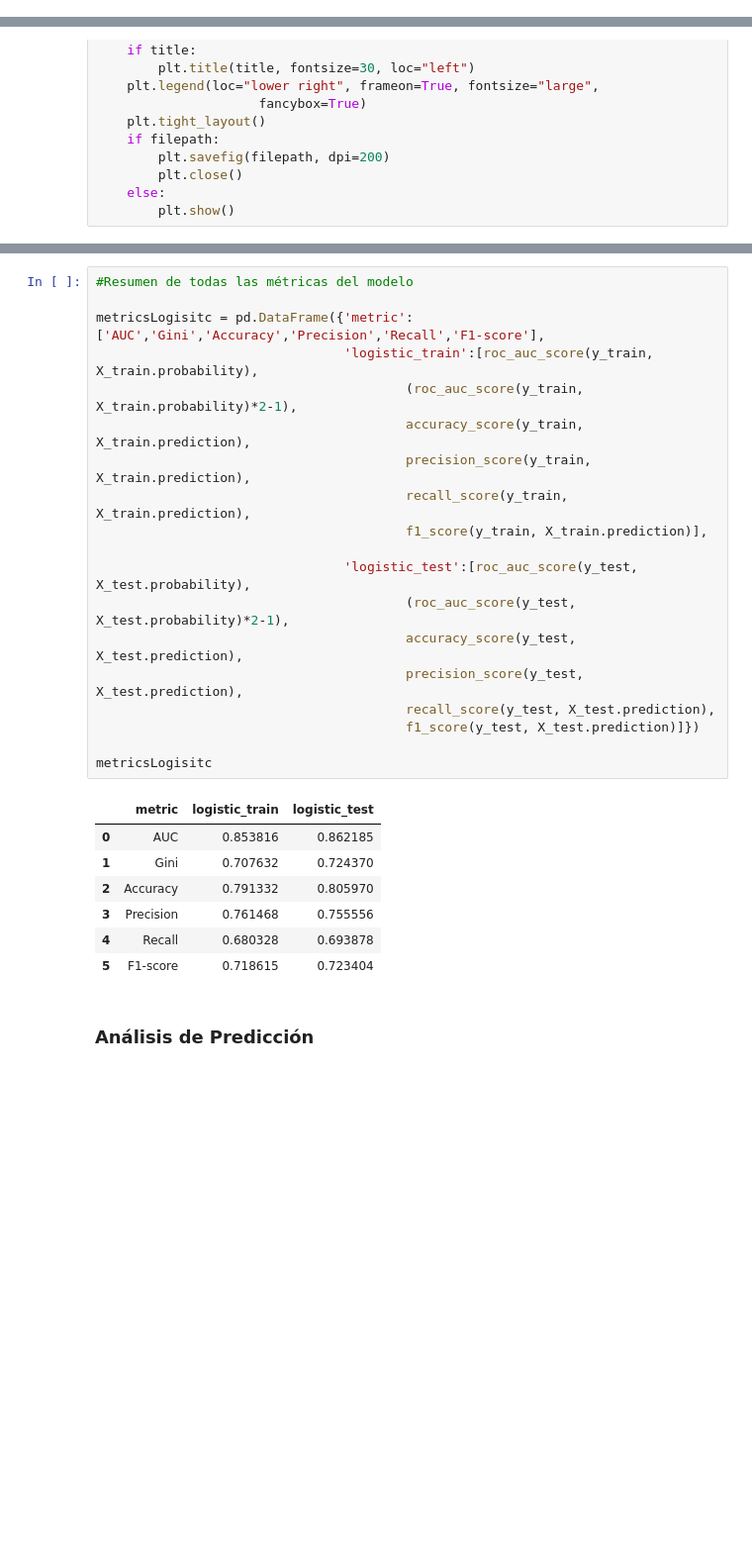
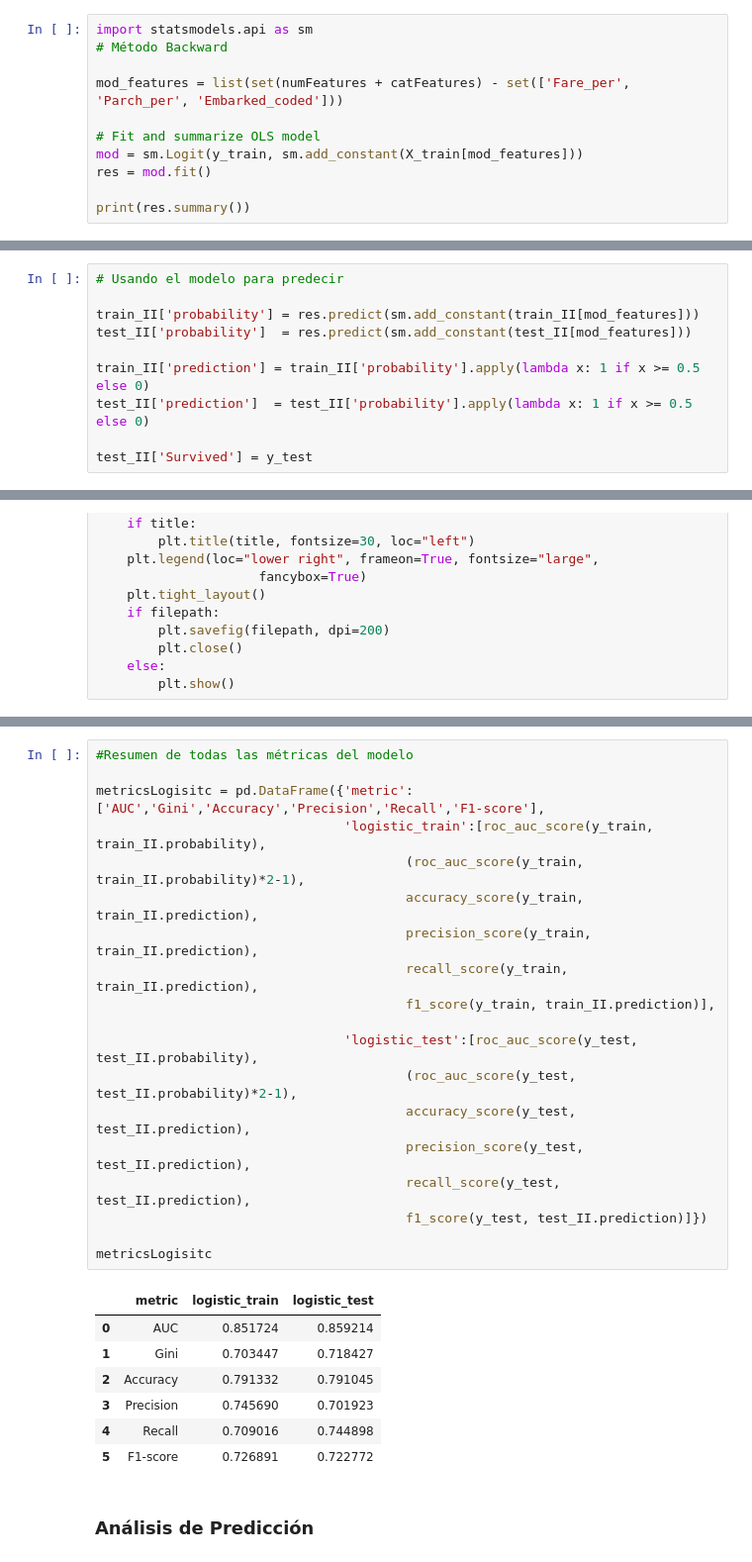
Before and after one commit to JCaballerot/Machine-Learning-Program, a Jupyter notebook: Supervised_models/Logistic_regression/Lab_Titanic.ipynb, the cells around one changed output, grey strips where cells are left out. Shown at 99% size. Cells and saved outputs as stored; diff of their text form; blank space fills up the shorter version.

```diff
--- a/Supervised_models/Logistic_regression/Lab_Titanic.ipynb
+++ b/Supervised_models/Logistic_regression/Lab_Titanic.ipynb
@@ -566,0 +492,11 @@ sns.displot(X_test, x="probability", hue = 'Survived', kind="kde", fill=True)
+# %%
+import statsmodels.api as sm
+# Método Backward
+
+mod_features = list(set(numFeatures + catFeatures) - set(['Fare_per', 'Parch_per', 'Embarked_coded']))
+
+# Fit and summarize OLS model
+mod = sm.Logit(y_train, sm.add_constant(X_train[mod_features]))
+res = mod.fit()
+
+print(res.summary())
@@ -566,0 +549,10 @@ sns.displot(X_test, x="probability", hue = 'Survived', kind="kde", fill=True)
+# %%
+# Usando el modelo para predecir
+
+train_II['probability'] = res.predict(sm.add_constant(train_II[mod_features]))
+test_II['probability']  = res.predict(sm.add_constant(test_II[mod_features]))
+
+train_II['prediction'] = train_II['probability'].apply(lambda x: 1 if x >= 0.5 else 0)
+test_II['prediction']  = test_II['probability'].apply(lambda x: 1 if x >= 0.5 else 0)
+
+test_II['Survived'] = y_test
@@ -688,30 +692,30 @@ TEST F1: 0.723404
 # %%
 #Resumen de todas las métricas del modelo
 
 metricsLogisitc = pd.DataFrame({'metric':['AUC','Gini','Accuracy','Precision','Recall','F1-score'],
-                                'logistic_train':[roc_auc_score(y_train, X_train.probability),
-                                        (roc_auc_score(y_train, X_train.probability)*2-1),
-                                        accuracy_score(y_train, X_train.prediction),
-                                        precision_score(y_train, X_train.prediction),
-                                        recall_score(y_train, X_train.prediction),
-                                        f1_score(y_train, X_train.prediction)],
+                                'logistic_train':[roc_auc_score(y_train, train_II.probability),
+                                        (roc_auc_score(y_train, train_II.probability)*2-1),
+                                        accuracy_score(y_train, train_II.prediction),
+                                        precision_score(y_train, train_II.prediction),
+                                        recall_score(y_train, train_II.prediction),
+                                        f1_score(y_train, train_II.prediction)],
 
-                                'logistic_test':[roc_auc_score(y_test, X_test.probability),
-                                        (roc_auc_score(y_test, X_test.probability)*2-1),
-                                        accuracy_score(y_test, X_test.prediction),
-                                        precision_score(y_test, X_test.prediction),
-                                        recall_score(y_test, X_test.prediction),
-                                        f1_score(y_test, X_test.prediction)]})
+                                'logistic_test':[roc_auc_score(y_test, test_II.probability),
+                                        (roc_auc_score(y_test, test_II.probability)*2-1),
+                                        accuracy_score(y_test, test_II.prediction),
+                                        precision_score(y_test, test_II.prediction),
+                                        recall_score(y_test, test_II.prediction),
+                                        f1_score(y_test, test_II.prediction)]})
 
 metricsLogisitc
 # %% [output]
 |  | metric | logistic_train | logistic_test |
-| 0 | AUC | 0.853816 | 0.862185 |
-| 1 | Gini | 0.707632 | 0.724370 |
-| 2 | Accuracy | 0.791332 | 0.805970 |
-| 3 | Precision | 0.761468 | 0.755556 |
-| 4 | Recall | 0.680328 | 0.693878 |
-| 5 | F1-score | 0.718615 | 0.723404 |
+| 0 | AUC | 0.851724 | 0.859214 |
+| 1 | Gini | 0.703447 | 0.718427 |
+| 2 | Accuracy | 0.791332 | 0.791045 |
+| 3 | Precision | 0.745690 | 0.701923 |
+| 4 | Recall | 0.709016 | 0.744898 |
+| 5 | F1-score | 0.726891 | 0.722772 |
 # %% [markdown]
 <h3>Análisis de Predicción</h3>
 # %%
```
Also changed, not shown: parts of 80 cells of this notebook.
